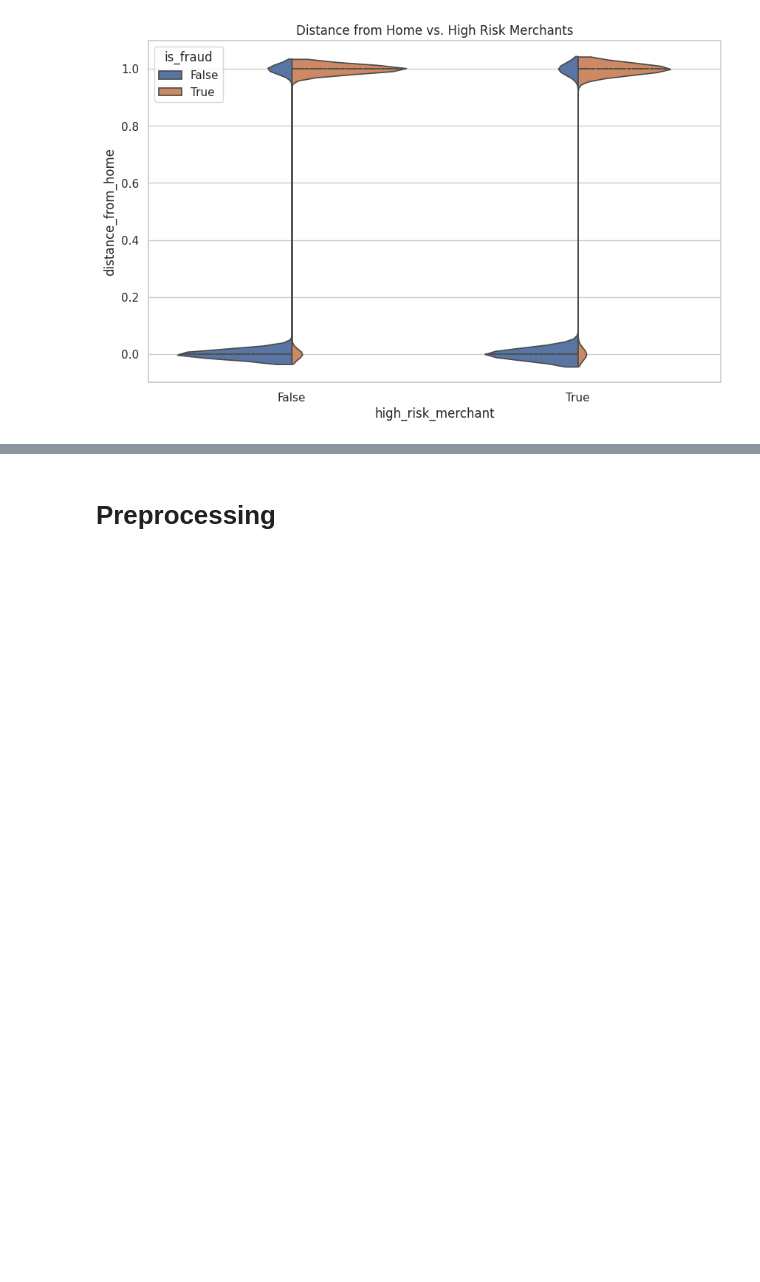
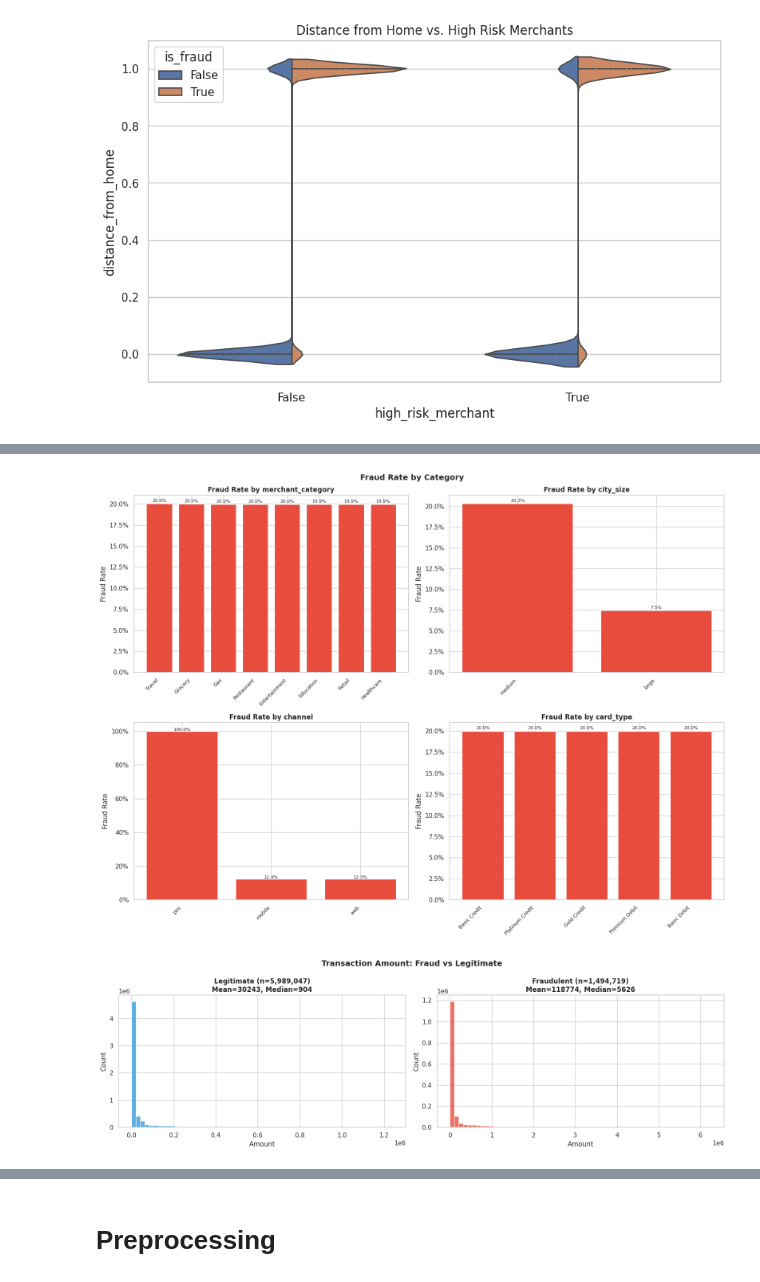
Before and after one commit to arfadhiq/Feedback-Enhanced-Data-Synthesis, a Jupyter notebook: EDA_and_Preprocessing.ipynb, the cells around one changed output, grey strips where cells are left out. Drawn from its saved outputs; the diff is of its cells as text; code cells hidden in the pictures; blank space fills up the shorter version.

```diff
--- a/EDA_and_Preprocessing.ipynb
+++ b/EDA_and_Preprocessing.ipynb
@@ -355,0 +480,49 @@ plt.show()
+# %%
+# ── NEW EDA 5: Fraud Rate by Key Categories ──
+
+import matplotlib.ticker as mtick
+
+fig, axes = plt.subplots(2, 2, figsize=(16, 12))
+fig.suptitle("Fraud Rate by Category", fontsize=14, fontweight="bold")
+axes = axes.flatten()
+
+fraud_cols = ['merchant_category', 'city_size', 'channel', 'card_type']
+fraud_cols = [c for c in fraud_cols if c in df.columns]
+
+for ax, col in zip(axes, fraud_cols):
+    if 'is_fraud' not in df.columns: continue
+    fraud_rate_by = df.groupby(col)['is_fraud'].apply(
+        lambda x: x.astype(str).isin(['True', '1', 'true']).mean()
+    ).sort_values(ascending=False)
+    bars = ax.bar(range(len(fraud_rate_by)), fraud_rate_by.values,
+                  color="#e74c3c", edgecolor="white")
+    ax.set_xticks(range(len(fraud_rate_by)))
+    ax.set_xticklabels(fraud_rate_by.index, rotation=45, ha="right", fontsize=9)
+    ax.set_title(f"Fraud Rate by {col}", fontweight="bold")
+    ax.set_ylabel("Fraud Rate")
+    ax.yaxis.set_major_formatter(mtick.PercentFormatter(1.0))
+    for b, v in zip(bars, fraud_rate_by.values):
+        ax.text(b.get_x() + b.get_width()/2, v + 0.002, f"{v:.1%}",
+                ha="center", fontsize=8)
+plt.tight_layout(); plt.show()
+
+
+# ── NEW EDA 6: Amount — Fraud vs Legitimate Comparison ──
+
+fig, axes = plt.subplots(1, 2, figsize=(16, 5))
+fig.suptitle("Transaction Amount: Fraud vs Legitimate", fontsize=14, fontweight="bold")
+
+fraud_mask = df['is_fraud'].astype(str).isin(['True', '1', 'true'])
+for ax, (label, mask, clr) in zip(axes, [
+    ("Legitimate", ~fraud_mask, "#3498db"),
+    ("Fraudulent", fraud_mask, "#e74c3c"),
+]):
+    vals = pd.to_numeric(df.loc[mask, 'amount'], errors="coerce").dropna()
+    ax.hist(vals, bins=60, color=clr, edgecolor="white", alpha=0.8)
+    ax.set_title(f"{label} (n={len(vals):,})\nMean={vals.mean():.0f}, Median={vals.median():.0f}",
+                 fontweight="bold")
+    ax.set_xlabel("Amount"); ax.set_ylabel("Count")
+plt.tight_layout(); plt.show()
+# %% [output]
+[figure, added]
+[figure, added]
```
Also changed, not shown: parts of 7 cells of this notebook.
